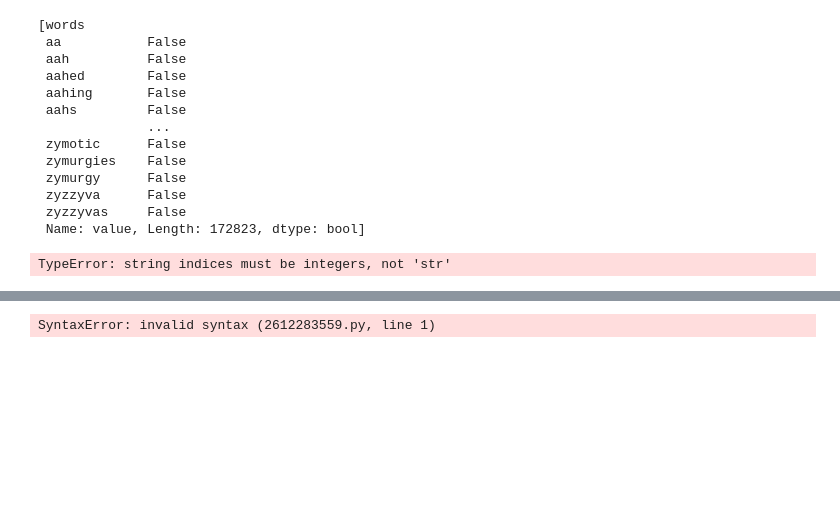
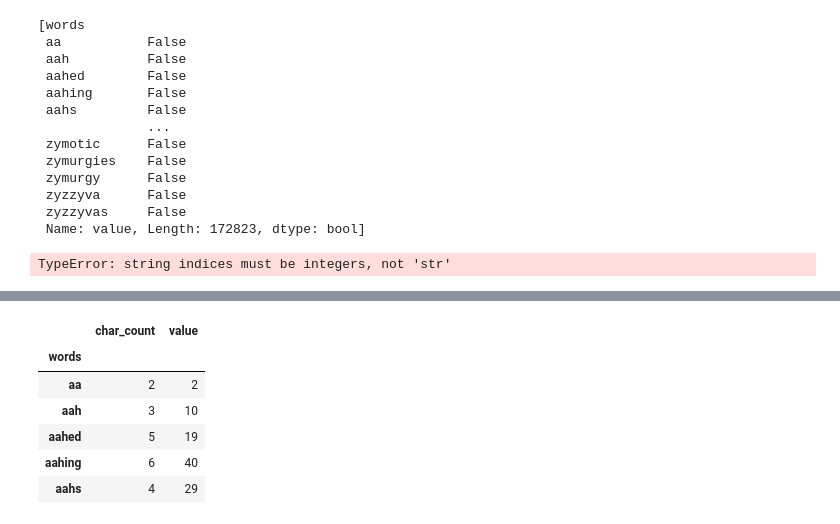
Before and after one commit to Zacks406/words_count_project, a Jupyter notebook: word_count_project.ipynb, the cells around one changed output, grey strips where cells are left out. Saved outputs shown, nothing was run; the diff lists cells and outputs as text; code cells hidden in the pictures; blank space fills up the shorter version.

```diff
--- a/word_count_project.ipynb
+++ b/word_count_project.ipynb
@@ -413,6 +398,14 @@ df.loc[
 # %%
 df.info()
+# %%
+df.head()
+# %% [output]
+|  | char_count | value |
+| words |  |  |
+| aa | 2 | 2 |
+| aah | 3 | 10 |
+| aahed | 5 | 19 |
+| aahing | 6 | 40 |
+| aahs | 4 | 29 |
 # %%
-df.loc["word_value_ratio"] =  df["value"] / df["char_count"]
+df["ratio"] = (df["value"]) / (df["char_count"])
-# %% [output]
-SyntaxError: invalid syntax (2612283559.py, line 1)
```
Also changed, not shown: parts of 15 cells of this notebook.
